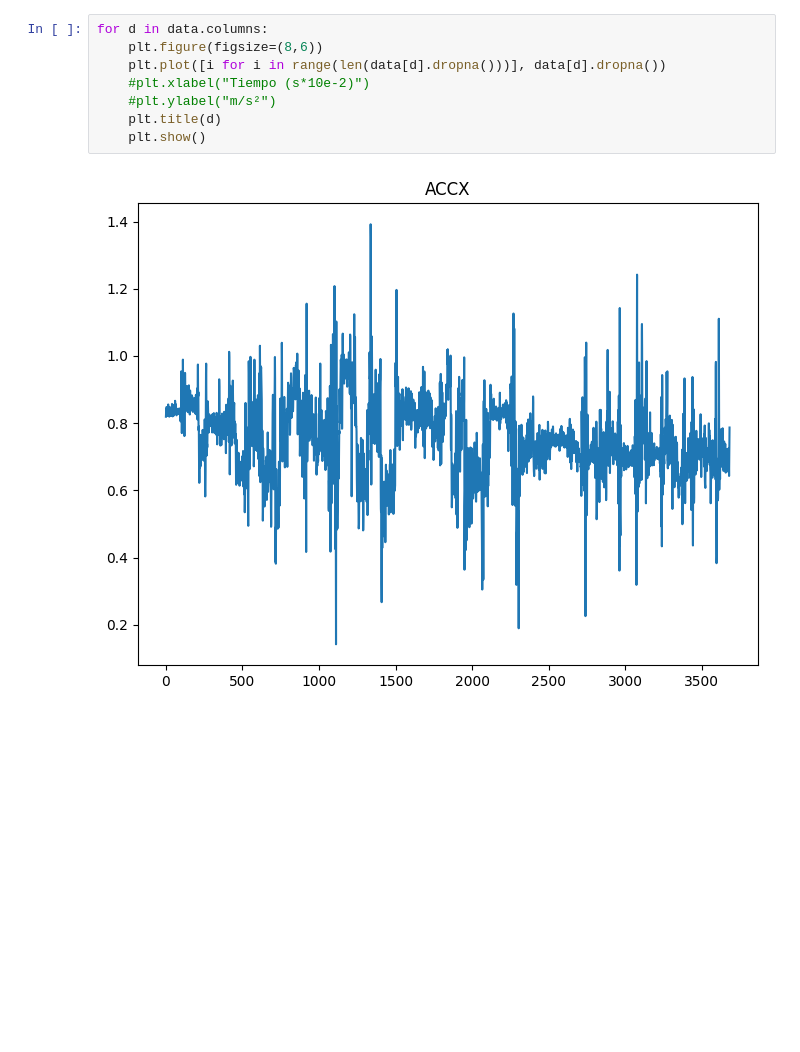
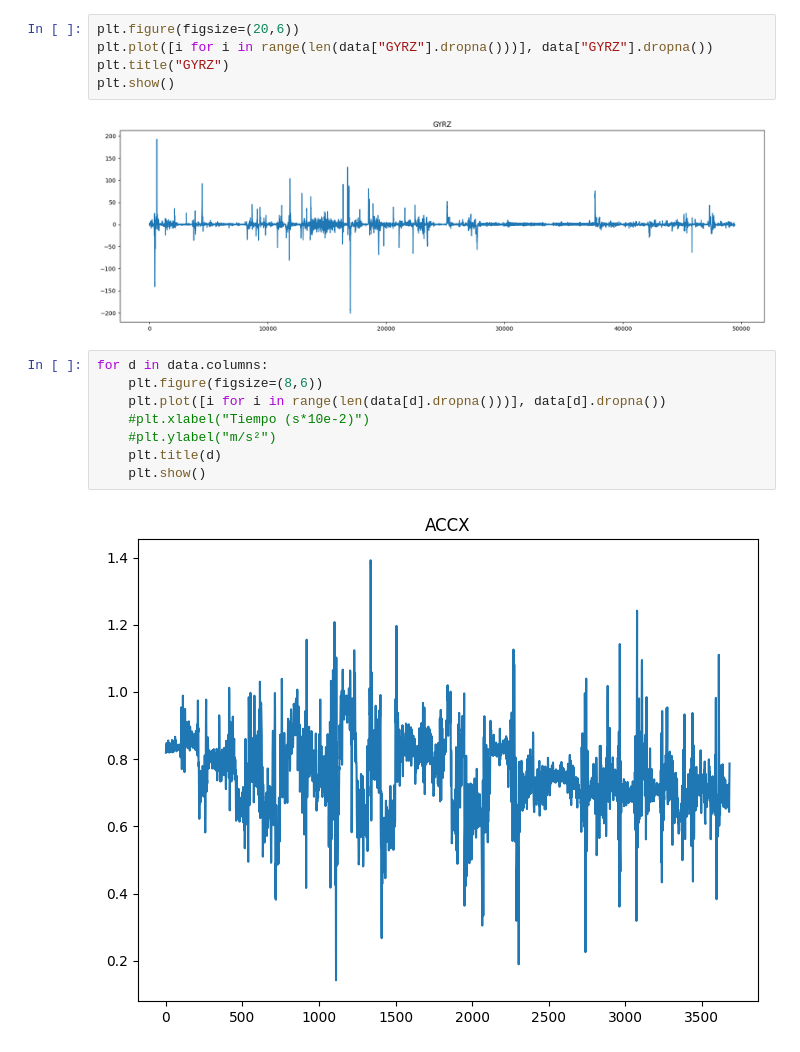
Before and after one commit to CarlosCH01/TFG-CA, a Jupyter notebook: metasensor/codigo/raw_processor_acc_gyro.ipynb, the cells around one changed output. Drawn from its saved outputs; the diff is of its cells as text; blank space fills up the shorter version.

```diff
--- a/metasensor/codigo/raw_processor_acc_gyro.ipynb
+++ b/metasensor/codigo/raw_processor_acc_gyro.ipynb
@@ -67,3 +77,10 @@ for i in data.columns:
+# %%
+plt.figure(figsize=(20,6))
+plt.plot([i for i in range(len(data["GYRZ"].dropna()))], data["GYRZ"].dropna())
+plt.title("GYRZ")
+plt.show()
+# %% [output]
+[figure, added]
 # %%
 for d in data.columns:
     plt.figure(figsize=(8,6))
```
Also changed, not shown: parts of 6 cells of this notebook, 3 other files.
